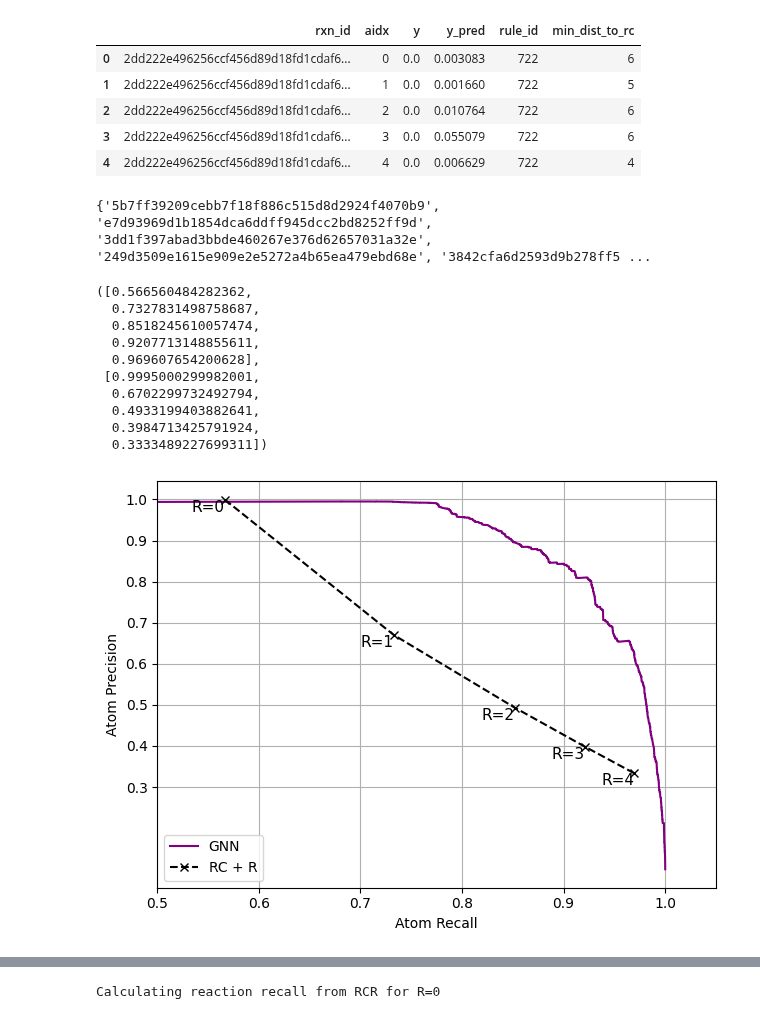
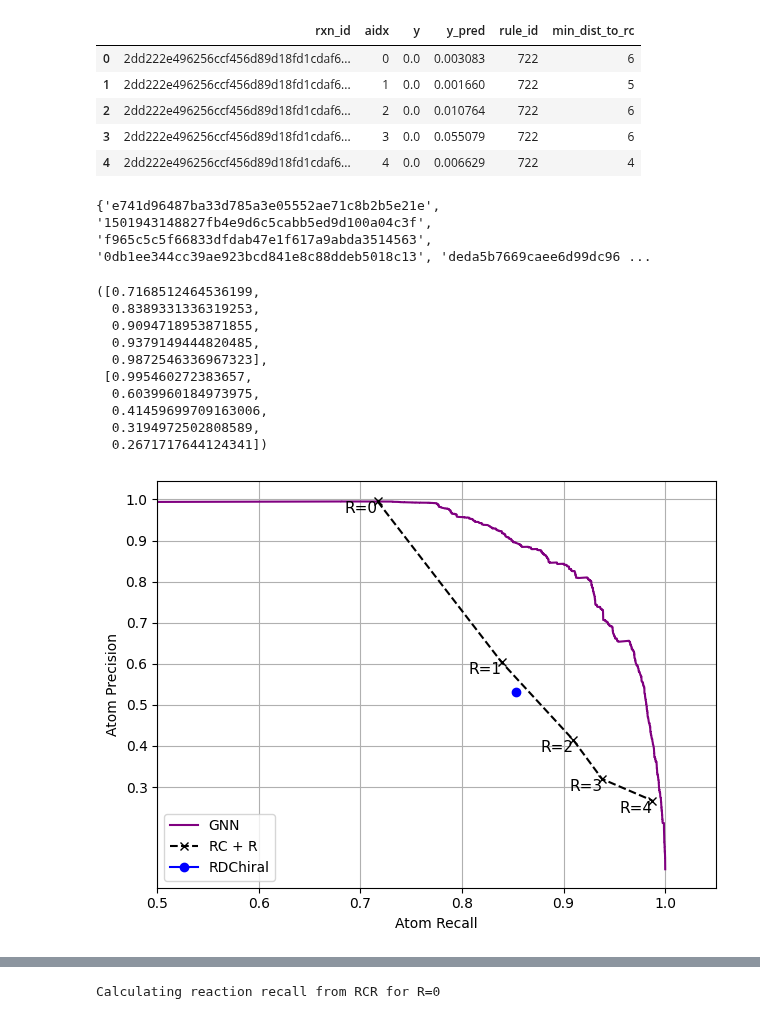
Before and after one commit to stefanpate/coarse-grain-rxns, a Jupyter notebook: notebooks/mech_classification_performance.ipynb, the cells around one changed output, grey strips where cells are left out. Saved outputs shown, nothing was run; the diff lists cells and outputs as text; code cells hidden in the pictures.

Commit message:
Extracted rdchiral templates, compared performance on binary mech classification, fixed slight issue with binary labels in eval nb

```diff
--- a/notebooks/mech_classification_performance.ipynb
+++ b/notebooks/mech_classification_performance.ipynb
@@ -133,6 +133,7 @@ full = pd.read_parquet(
     Path(cfg.raw_data) / "mapped_known_reactions_x_mechinformed_rules.parquet"
 )
 full["template_aidxs"] = full["template_aidxs"].apply(rc_to_nest)
+full['template_aidxs'] = full.apply(lambda x: scrub_anonymous_template_atoms(x.template_aidxs, x.rule), axis=1) # Scrub anonymous atoms from aidxs
 full["reaction_center"] = full["am_smarts"].apply(get_reaction_center) # Get the actual reaction center from the atom mapped reactions
 full["min_dist_to_rc"] = full.apply(lambda x: get_min_dist_to_rc(x.am_smarts, x.reaction_center)[0], axis=1) # Get min dist to reaction center for lhs
 full["binary_label"] = full.apply(lambda x: sep_aidx_to_bin_label(x.am_smarts, x.template_aidxs)[0], axis=1) # Convert aidxs to binary labels for block mol
@@ -146 +147,35 @@ full.head()
 | 4 | 1df0c98f185e6581109d26af4be03ea93... | CC(=O)SCCNC(=O)CCNC(=O)C(O)C(C)(C... | [CH3:4][C:1](=[O:2])[S:10][CH2:11... | [C&D3&v4&H0&+0&!R&z2:1](=[O&D1&v2... | (((1, 2, 3), (5,)), ((5, 6, 8), (... | 39 | [[[1, 3], [5]], [[6, 5], [47]]] | [[1], [0], [1], [0], [1], [2], [3... | ... |
+# %%
+rdchiral_preds = pd.read_parquet(
+    Path(cfg.processed_data) / "rdchiral_predictions.parquet"
+)
+
+rdchiral_metrics = {}
+rdchiral_metrics['precision'] = precision_score(
+    y_true=rdchiral_preds['y'],
+    y_pred=rdchiral_preds['y_pred']
+)
+rdchiral_metrics['recall'] = recall_score(
+    y_true=rdchiral_preds['y'],
+    y_pred=rdchiral_preds['y_pred']
+)
+rdchiral_metrics['accuracy'] = accuracy_score(
+    y_true=rdchiral_preds['y'],
+    y_pred=rdchiral_preds['y_pred']
+)
+rdchiral_metrics['f1'] = f1_score(
+    y_true=rdchiral_preds['y'],
+    y_pred=rdchiral_preds['y_pred']
+)
+
+rxn_recovery_indicator = []
+rdchiral_rxn_recall = rdchiral_preds.groupby('rxn_id').apply(
+    lambda x: int((x['y_pred'] - x['y'] >= 0).all())
+)
+rdchiral_metrics['rxn_recall'] = rdchiral_rxn_recall.sum() / len(rdchiral_rxn_recall)
+
+print("Rdchiral prediction metrics:")
+for k, v in rdchiral_metrics.items():
+    print(f"{k}: {v:.4f}")
+
+rdchiral_preds.head()
@@ -173,7 +221,7 @@ for _, row in full.iterrows():
             bad_ids.add(row["rxn_id"])
 print(bad_ids)
 # %% [output]
-{'5b7ff39209cebb7f18f886c515d8d2924f4070b9', 'e7d93969d1b1854dca6ddff945dcc2bd8252ff9d', '3dd1f397abad3bbde460267e376d62657031a32e', '249d3509e1615e909e2e5272a4b65ea479ebd68e', '3842cfa6d2593d9b278ff5 ...
+{'e741d96487ba33d785a3e05552ae71c8b2b5e21e', '1501943148827fb4e9d6c5cabb5ed9d100a04c3f', 'f965c5c5f66833dfdab47e1f617a9abda3514563', '0db1ee344cc39ae923bcd841e8c88ddeb5018c13', 'deda5b7669caee6d99dc96 ...
 # %%
 continuous_rxn_ids = []
 for _, row in full.iterrows():
@@ -191,38 +239,45 @@ recall_from_rcr = [recall_score(y, rcr_preds[R]) for R in Rs]
 precision_from_rcr = [precision_score(y, rcr_preds[R]) for R in Rs]
 recall_from_rcr, precision_from_rcr
 # %% [output]
-([0.566560484282362,
-  0.7327831498758687,
-  0.8518245610057474,
-  0.9207713148855611,
-  0.969607654200628],
- [0.9995000299982001,
-  0.6702299732492794,
-  0.4933199403882641,
-  0.3984713425791924,
-  0.3333489227699311])
+([0.7168512464536199,
+  0.8389331336319253,
+  0.9094718953871855,
+  0.9379149444820485,
+  0.9872546336967323],
+ [0.995460272383657,
+  0.6039960184973975,
+  0.41459699709163006,
+  0.3194972502808589,
+  0.2671717644124341])
 # %%
 # RC + R stats
 r_labels = [f"R={i}" for i in range(len(recall_from_rcr))]
 
 precision, recall, thresholds = precision_recall_curve(pred_df.y, pred_df.y_pred)
 fig, ax = plt.subplots()
 ax.plot(recall, precision, color='purple', label="GNN")
 ax.plot(recall_from_rcr, precision_from_rcr, ls='--', marker="x", color='black', label="RC + R")
+ax.plot(
+    rdchiral_metrics['recall'],
+    rdchiral_metrics['precision'],
+    marker='o',
+    color='blue',
+    label='RDChiral'
+)
 ax.set_xticks(np.arange(0.4, 1.05, 0.1))
 ax.set_yticks(np.arange(0.3, 1.05, 0.1))
 ax.set_xlim(0.5, 1.05)
 ax.set_xlabel("Atom Recall")
 ax.set_ylabel("Atom Precision")
 for r, p, label in zip(recall_from_rcr, precision_from_rcr, r_labels):
     ax.text(r, p, label, fontsize=11, ha='right', va='top', color='black')
 ax.grid()
 ax.legend(loc='lower left')
 plt.tight_layout()
 fig.savefig(Path(cfg.figures) / "atom_precision_recall_curve.svg", format='svg')
 plt.show()
 # %% [output]
-[figure, old version]
+[figure, new version]
 # %%
 ep = 3e-3
 dts = []
```
Also changed, not shown: parts of 7 cells of this notebook, 21 other files.
